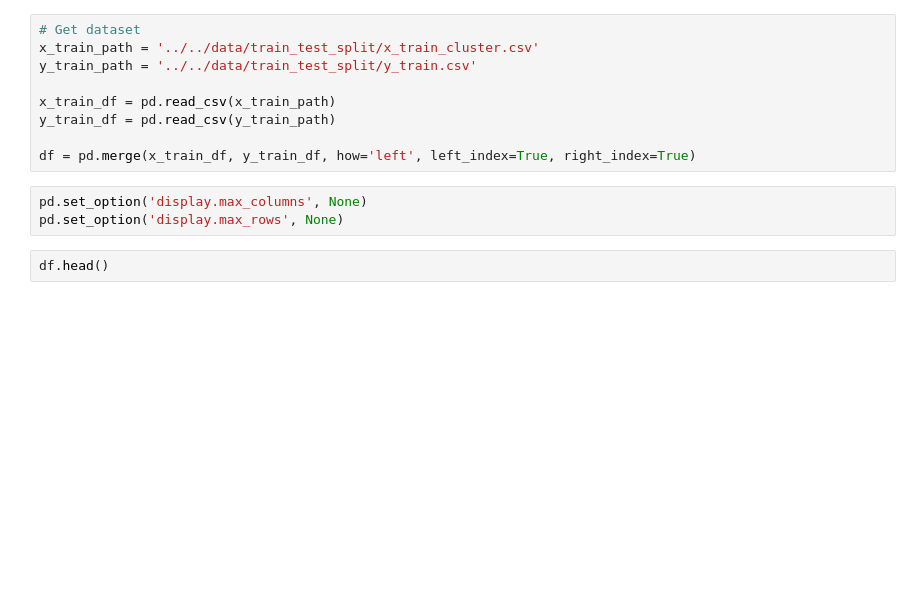
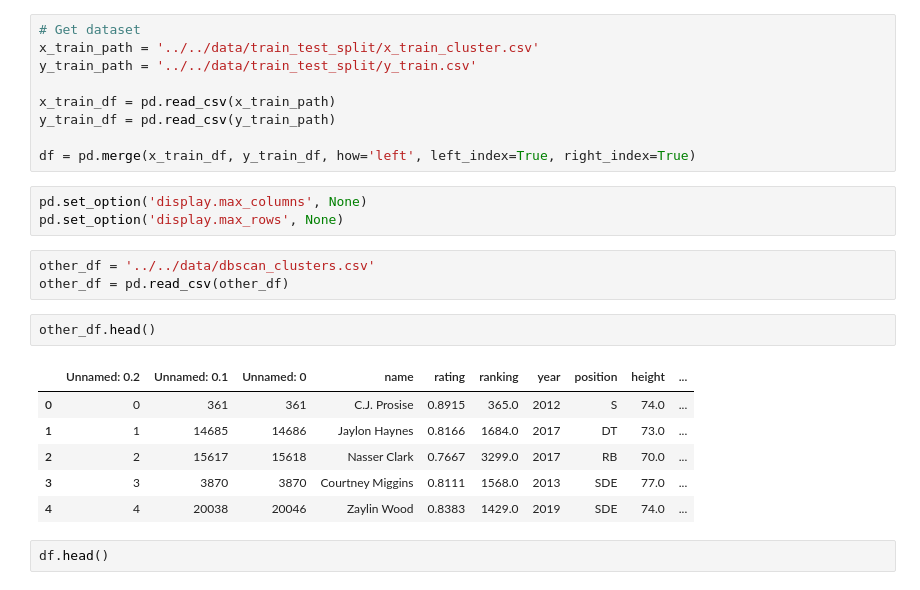
Before and after one commit to chrismca13/CFB_draft_propensity, a Jupyter notebook: notebooks/UnsupervisedLearning/analyze_all_clusters.ipynb, the cells around one changed output. Drawn from its saved outputs; the diff is of its cells as text; blank space fills up the shorter version.

```diff
--- a/notebooks/UnsupervisedLearning/analyze_all_clusters.ipynb
+++ b/notebooks/UnsupervisedLearning/analyze_all_clusters.ipynb
@@ -27,6 +27,18 @@ df = pd.merge(x_train_df, y_train_df, how='left', left_index=True, right_index=T
 # %%
 pd.set_option('display.max_columns', None)
 pd.set_option('display.max_rows', None)
+# %%
+other_df = '../../data/dbscan_clusters.csv'
+other_df = pd.read_csv(other_df)
+# %%
+other_df.head()
+# %% [output]
+|  | Unnamed: 0.2 | Unnamed: 0.1 | Unnamed: 0 | name | rating | ranking | year | position | height | ... |
+| 0 | 0 | 361 | 361 | C.J. Prosise | 0.8915 | 365.0 | 2012 | S | 74.0 | ... |
+| 1 | 1 | 14685 | 14686 | Jaylon Haynes | 0.8166 | 1684.0 | 2017 | DT | 73.0 | ... |
+| 2 | 2 | 15617 | 15618 | Nasser Clark | 0.7667 | 3299.0 | 2017 | RB | 70.0 | ... |
+| 3 | 3 | 3870 | 3870 | Courtney Miggins | 0.8111 | 1568.0 | 2013 | SDE | 77.0 | ... |
+| 4 | 4 | 20038 | 20046 | Zaylin Wood | 0.8383 | 1429.0 | 2019 | SDE | 74.0 | ... |
 # %%
 df.head()
 # %% [output]
```
Also changed, not shown: parts of 7 cells of this notebook, 1 other file.
